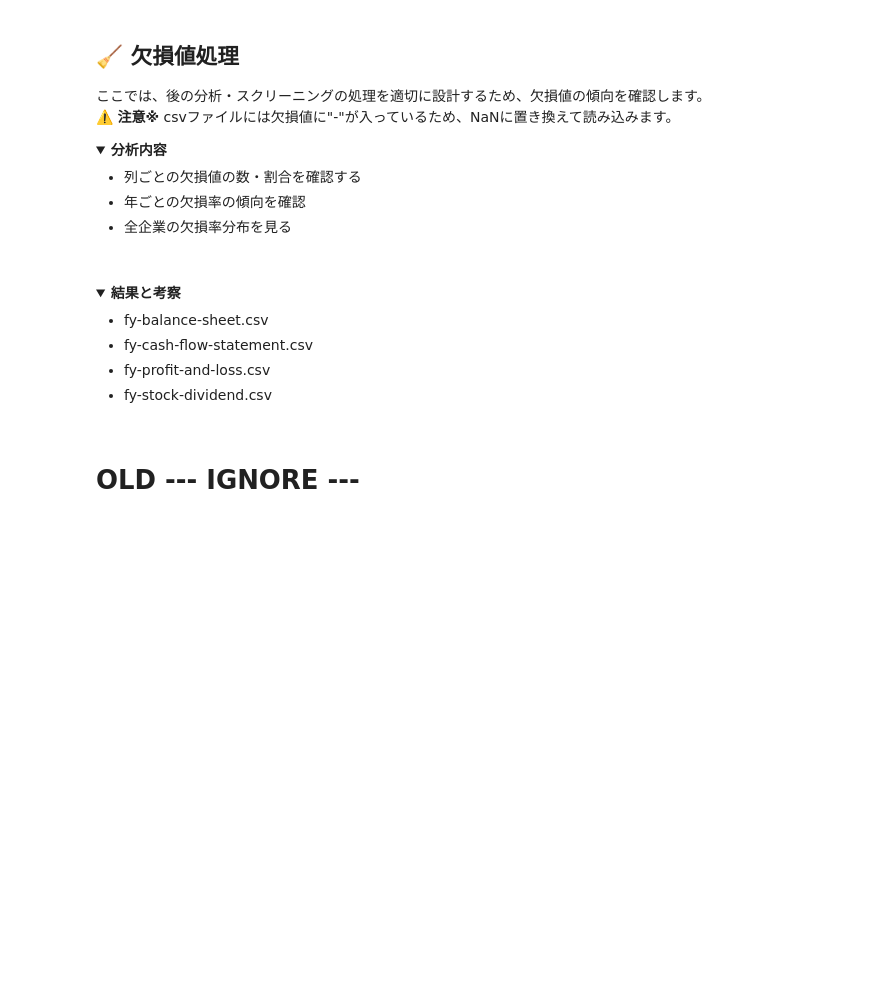
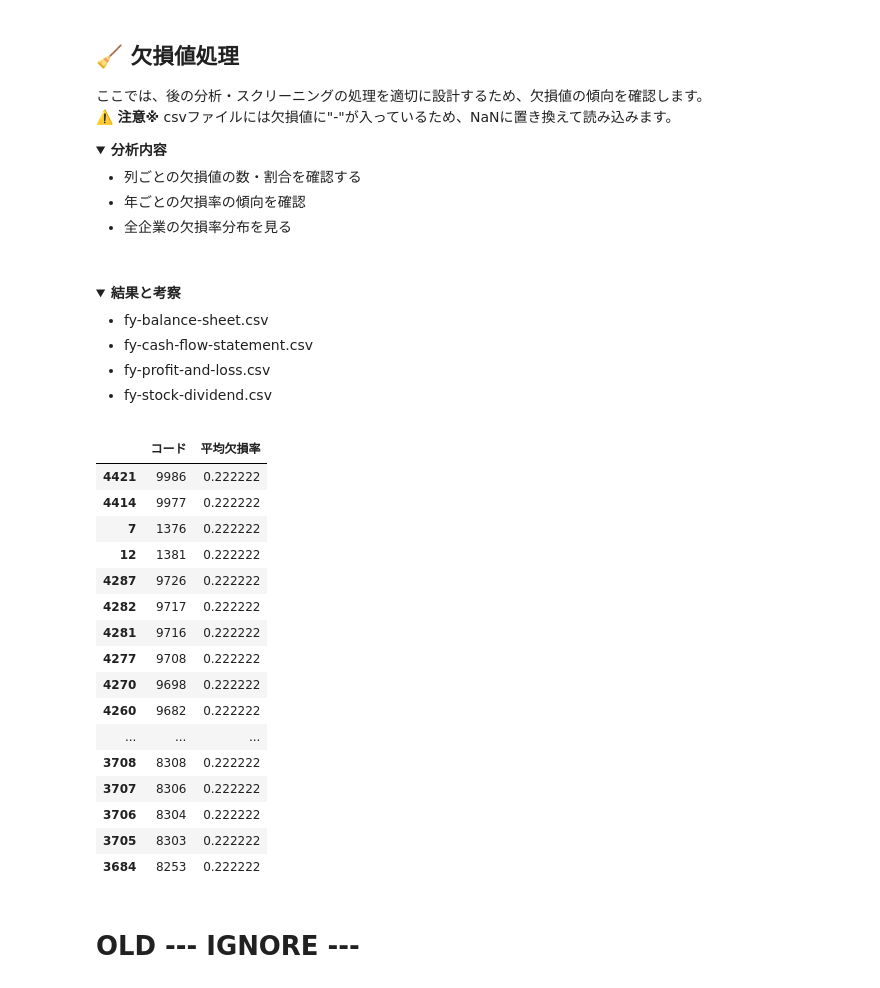
Before and after one commit to Tetibeam/003_stock_screening_preproc, a Jupyter notebook: analyssis.ipynb, the cells around one changed output. Drawn from its saved outputs; the diff is of its cells as text; code cells hidden in the pictures; folded sections open; blank space fills up the shorter version.

```diff
--- a/analyssis.ipynb
+++ b/analyssis.ipynb
@@ -153,13 +149,42 @@ fig.show()
 # %%
+# ファイルごとに分析する
+target_file = files[0]
+# ヒストグラム表示
+fig = px.histogram(
+    missing_score[target_file],  # 最初のファイルのデータを使用
+    x="平均欠損率",
+    nbins=50,
+    title="全企業の欠損率分布 "+filename,
+    labels={"平均欠損率": "平均欠損率"}
+)
+fig.show()
+# 該当レンジの企業を抽出
 peak_rate = 0.22  # ヒストグラムで突出している欠損率
 tolerance = 0.005
-
-peak_group = missing_score[filename][
-    (missing_score[filename]["平均欠損率"] > peak_rate - tolerance) &
-    (missing_score[filename]["平均欠損率"] < peak_rate + tolerance)
+peak_group = missing_score[target_file][
+    (missing_score[target_file]["平均欠損率"] > peak_rate - tolerance) &
+    (missing_score[target_file]["平均欠損率"] < peak_rate + tolerance)
 ]
-
-print(peak_group.sort_values(by="平均欠損率", ascending=False))
+pd.set_option('display.max_rows', None)
+display(peak_group.sort_values(by="平均欠損率", ascending=False))
+# %% [output]
+|  | コード | 平均欠損率 |
+| 4421 | 9986 | 0.222222 |
+| 4414 | 9977 | 0.222222 |
+| 7 | 1376 | 0.222222 |
+| 12 | 1381 | 0.222222 |
+| 4287 | 9726 | 0.222222 |
+| 4282 | 9717 | 0.222222 |
+| 4281 | 9716 | 0.222222 |
+| 4277 | 9708 | 0.222222 |
+| 4270 | 9698 | 0.222222 |
+| 4260 | 9682 | 0.222222 |
+| ... | ... | ... |
+| 3708 | 8308 | 0.222222 |
+| 3707 | 8306 | 0.222222 |
+| 3706 | 8304 | 0.222222 |
+| 3705 | 8303 | 0.222222 |
+| 3684 | 8253 | 0.222222 |
 # %% [markdown]
 # OLD --- IGNORE ---
 # %%
```
Also changed, not shown: parts of 2 cells of this notebook, 3 other files.
